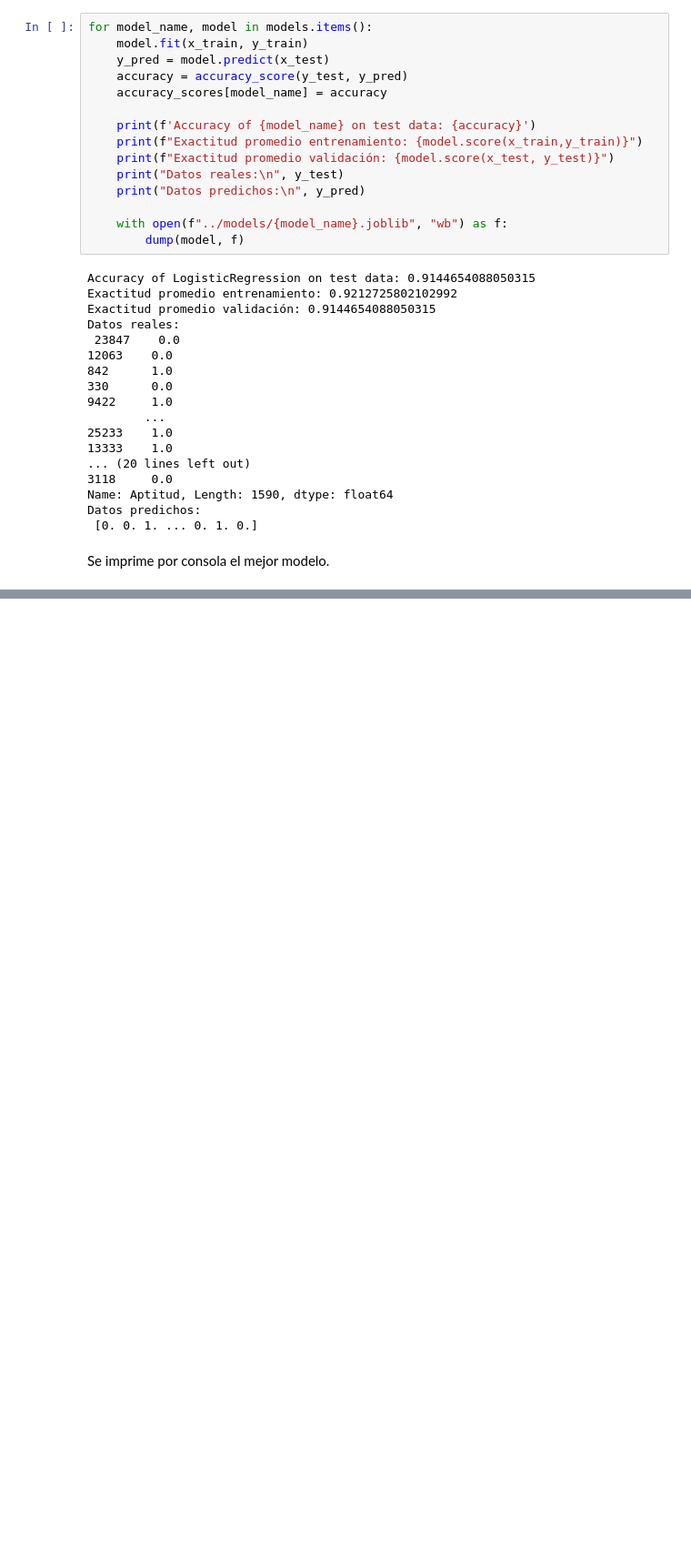
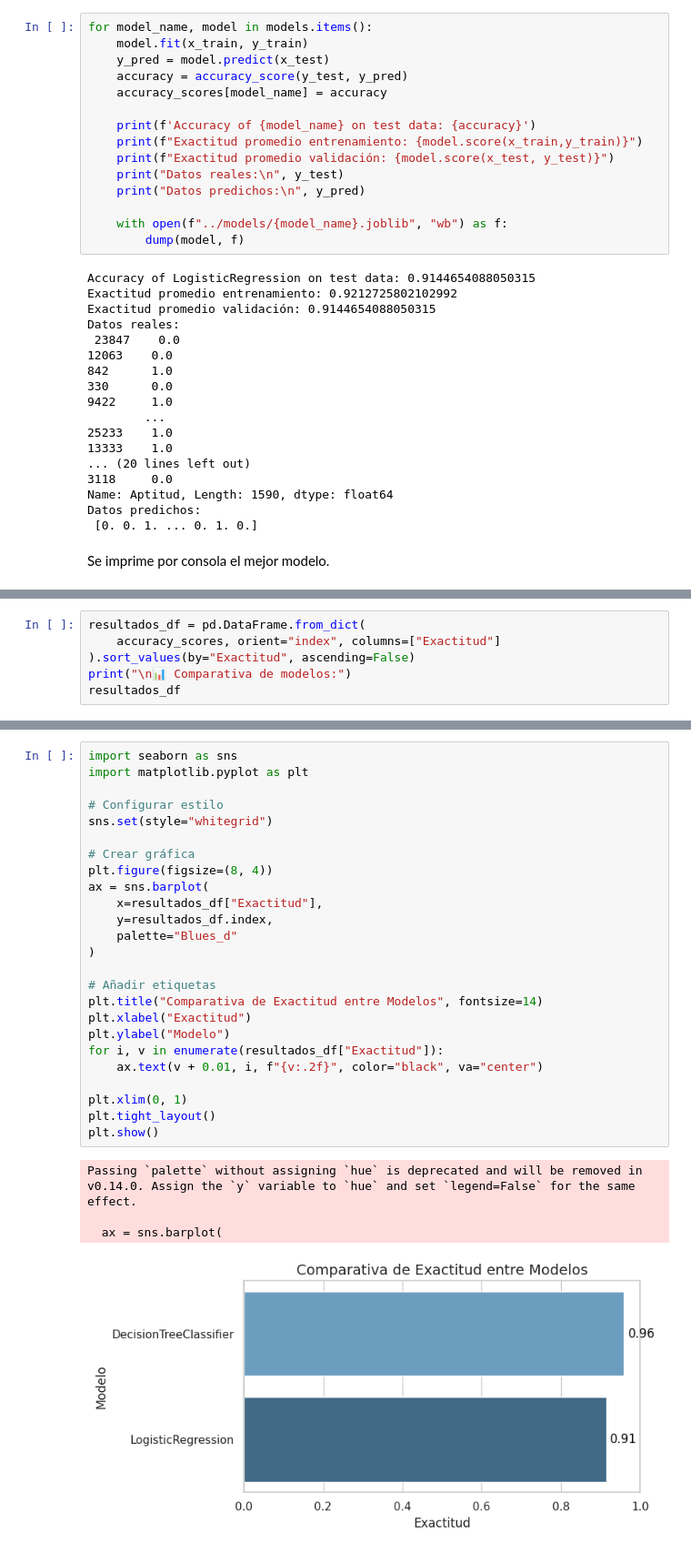
Before and after one commit to nachosag/TP-HR-AI-UNGS-2025, a Jupyter notebook: data/trainer.ipynb, the cells around one changed output, grey strips where cells are left out. Shown at 91% size. Cells and saved outputs as stored; diff of their text form; blank space fills up the shorter version.

Commit message:
Some graphics

```diff
--- a/data/trainer.ipynb
+++ b/data/trainer.ipynb
@@ -148,0 +151,6 @@ print("✅ Exactitud:", accuracy_scores[mejor_modelo])
+# %%
+resultados_df = pd.DataFrame.from_dict(
+    accuracy_scores, orient="index", columns=["Exactitud"]
+).sort_values(by="Exactitud", ascending=False)
+print("\n📊 Comparativa de modelos:")
+resultados_df
@@ -148,0 +168,30 @@ print("✅ Exactitud:", accuracy_scores[mejor_modelo])
+# %%
+import seaborn as sns
+import matplotlib.pyplot as plt
+
+# Configurar estilo
+sns.set(style="whitegrid")
+
+# Crear gráfica
+plt.figure(figsize=(8, 4))
+ax = sns.barplot(
+    x=resultados_df["Exactitud"],
+    y=resultados_df.index,
+    palette="Blues_d"
+)
+
+# Añadir etiquetas
+plt.title("Comparativa de Exactitud entre Modelos", fontsize=14)
+plt.xlabel("Exactitud")
+plt.ylabel("Modelo")
+for i, v in enumerate(resultados_df["Exactitud"]):
+    ax.text(v + 0.01, i, f"{v:.2f}", color="black", va="center")
+
+plt.xlim(0, 1)
+plt.tight_layout()
+plt.show()
+# %% [output]
+Passing `palette` without assigning `hue` is deprecated and will be removed in v0.14.0. Assign the `y` variable to `hue` and set `legend=False` for the same effect.
+
+  ax = sns.barplot(
+[figure, added]
```
Also changed, not shown: parts of 5 cells of this notebook, 1 other file.
